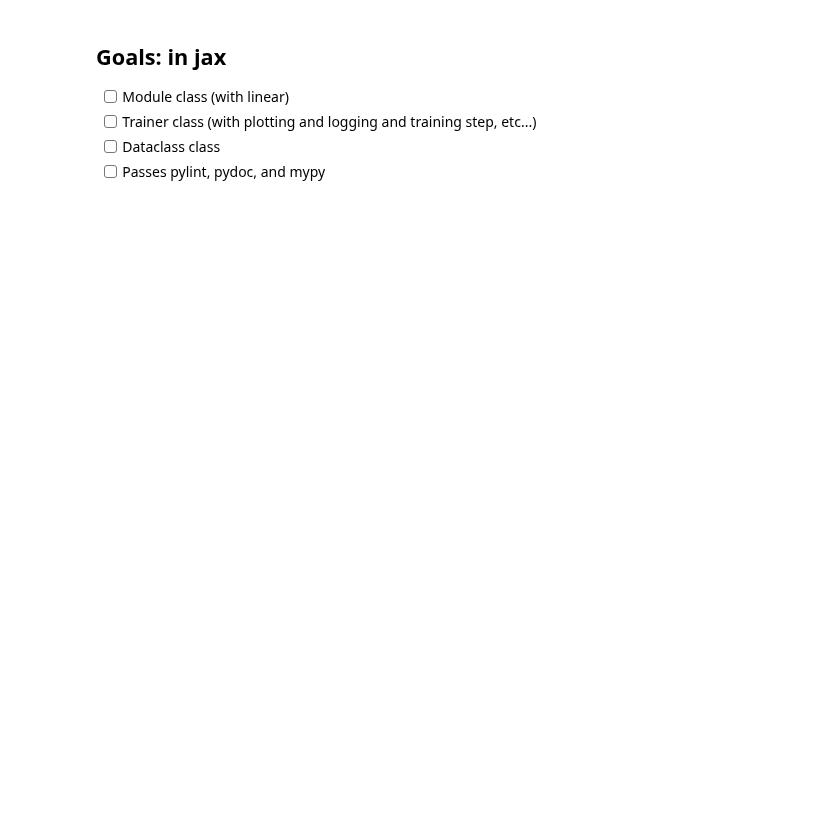
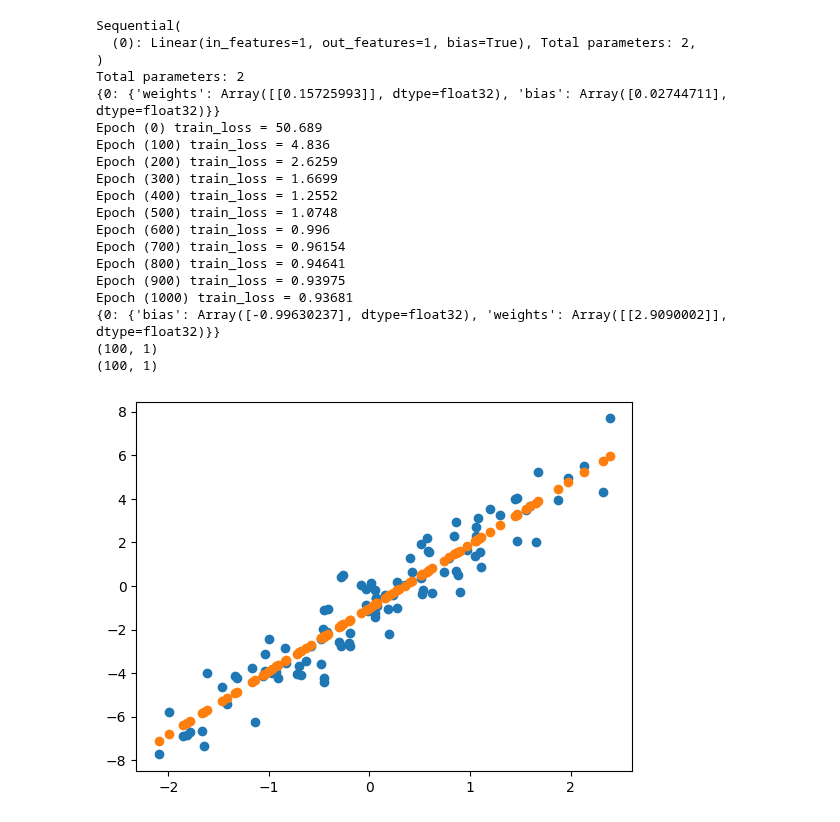
Before and after one commit to jsmidt/scratch, a Jupyter notebook: scratch/scratch_myjax.ipynb, the cells around one changed output. Saved outputs shown, nothing was run; the diff lists cells and outputs as text; code cells hidden in the pictures; blank space fills up the shorter version.

Commit message:
Initial myjax structure

```diff
--- a/scratch/scratch_myjax.ipynb
+++ b/scratch/scratch_myjax.ipynb
@@ -1 +274,58 @@
+# %%
+# Random data for testing
+seed = 1701
+key = jax.random.PRNGKey(seed)
+key, x_key, n_key = jax.random.split(key, num=3)
+xs = jax.random.normal(x_key, shape=(100,1))
+noise = jax.random.normal(n_key, shape=(100,1))
+ys = xs * 3 - 1 + noise
+
+# Create dataset
+dataset = Dataset(xs, ys)
+
+# Create dataloader
+data = DataLoader(dataset, key=key, batch_size=100)
+
+# Create model
+#model = Sequential([Linear(1,1)])
+model = Sequential([Linear(1,1) ])
+
+# Initialize Model
+key, l1_key = jax.random.split(key)
+key, params = model.init(key)
+print (model)
+
+
+trainer = Trainer(learning_rate=0.002)
+print (params)
+params = trainer.fit(params, model, data, max_epochs = 1000, log_epoch=100)
+print (params)
+
+print(xs.shape)
+plt.scatter(xs, ys)
+
+y_hat = jnp.array(model(params, xs))
+print (y_hat.shape)
+plt.scatter(xs, y_hat);
+# %% [output]
+Sequential(
+  (0): Linear(in_features=1, out_features=1, bias=True), Total parameters: 2,
+)
+Total parameters: 2
+{0: {'weights': Array([[0.15725993]], dtype=float32), 'bias': Array([0.02744711], dtype=float32)}}
+Epoch (0) train_loss = 50.689
+Epoch (100) train_loss = 4.836
+Epoch (200) train_loss = 2.6259
+Epoch (300) train_loss = 1.6699
+Epoch (400) train_loss = 1.2552
+Epoch (500) train_loss = 1.0748
+Epoch (600) train_loss = 0.996
+Epoch (700) train_loss = 0.96154
+Epoch (800) train_loss = 0.94641
+Epoch (900) train_loss = 0.93975
+Epoch (1000) train_loss = 0.93681
+{0: {'bias': Array([-0.99630237], dtype=float32), 'weights': Array([[2.9090002]], dtype=float32)}}
+(100, 1)
+(100, 1)
+[figure, added]
 # %%
@@ -10,7 +337,0 @@ import pytorch_lightning as pl
-# %% [markdown]
-## Goals: in jax
-
-- [ ] Module class (with linear)
-- [ ] Trainer class (with plotting and logging and training step, etc...)
-- [ ] Dataclass class
-- [ ] Passes pylint, pydoc, and mypy
```
Also changed, not shown: parts of 25 cells of this notebook, 4 other files.
